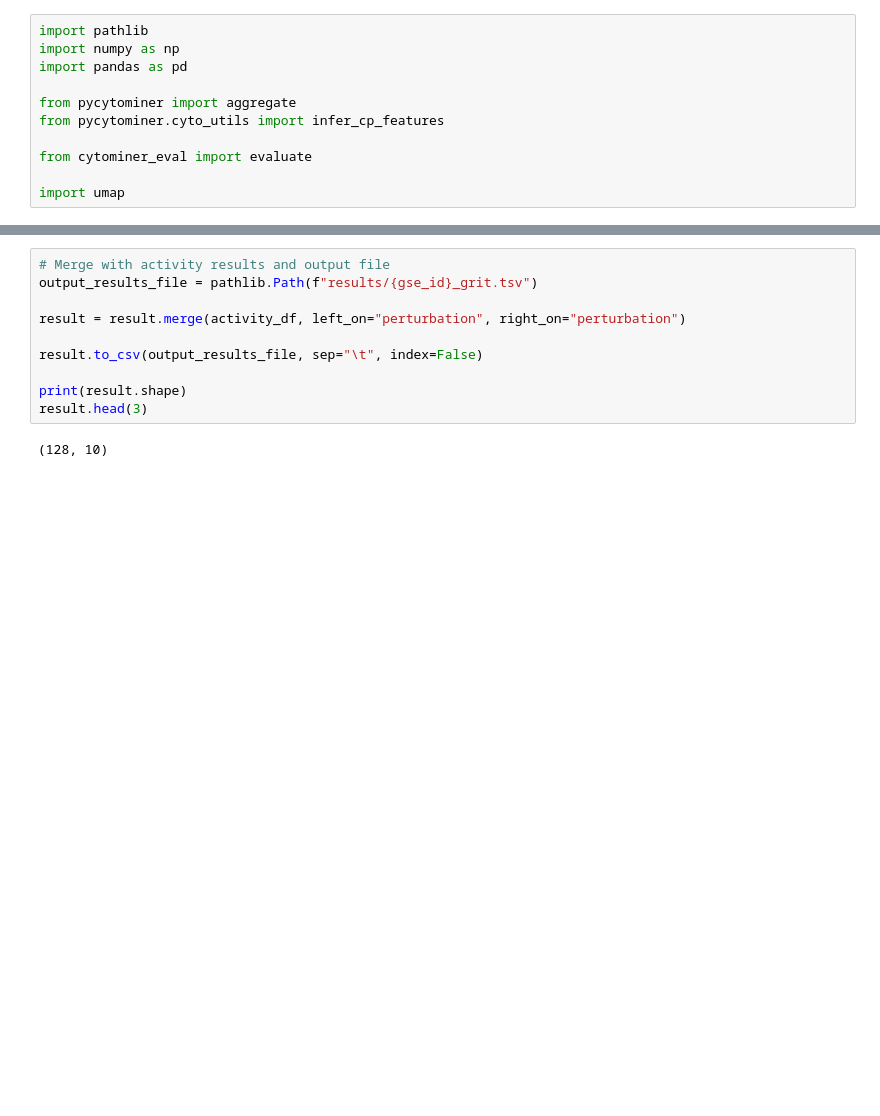
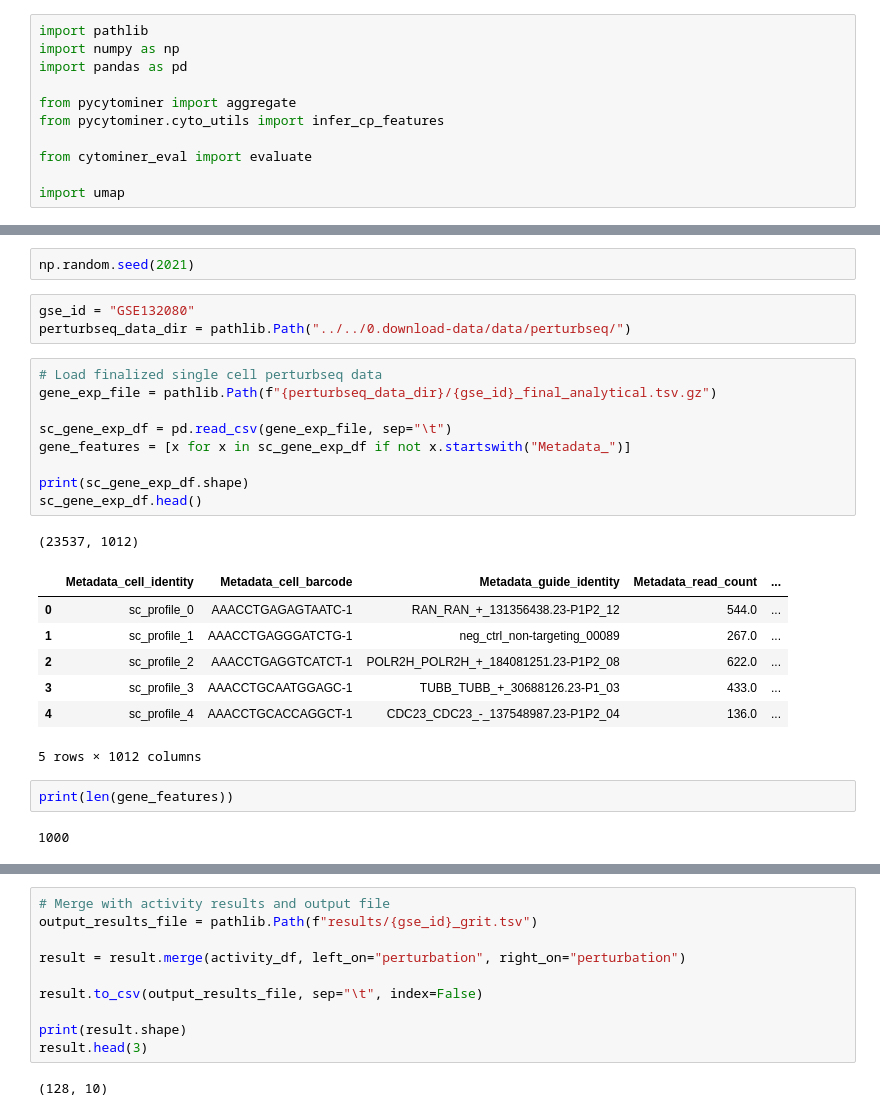
Before and after one commit to broadinstitute/grit-benchmark, a Jupyter notebook: 1.calculate-metrics/perturb-seq/0.calculate-grit-perturbseq.ipynb, the cells around one changed output, grey strips where cells are left out. Drawn from its saved outputs; the diff is of its cells as text; blank space fills up the shorter version.

```diff
--- a/1.calculate-metrics/perturb-seq/0.calculate-grit-perturbseq.ipynb
+++ b/1.calculate-metrics/perturb-seq/0.calculate-grit-perturbseq.ipynb
@@ -42 +16,28 @@ df.head()
+# %%
+np.random.seed(2021)
+# %%
+gse_id = "GSE132080"
+perturbseq_data_dir = pathlib.Path("../../0.download-data/data/perturbseq/")
+# %%
+# Load finalized single cell perturbseq data
+gene_exp_file = pathlib.Path(f"{perturbseq_data_dir}/{gse_id}_final_analytical.tsv.gz")
+
+sc_gene_exp_df = pd.read_csv(gene_exp_file, sep="\t")
+gene_features = [x for x in sc_gene_exp_df if not x.startswith("Metadata_")]
+
+print(sc_gene_exp_df.shape)
+sc_gene_exp_df.head()
+# %% [output]
+(23537, 1012)
+|  | Metadata_cell_identity | Metadata_cell_barcode | Metadata_guide_identity | Metadata_read_count | ... |
+| 0 | sc_profile_0 | AAACCTGAGAGTAATC-1 | RAN_RAN_+_131356438.23-P1P2_12 | 544.0 | ... |
+| 1 | sc_profile_1 | AAACCTGAGGGATCTG-1 | neg_ctrl_non-targeting_00089 | 267.0 | ... |
+| 2 | sc_profile_2 | AAACCTGAGGTCATCT-1 | POLR2H_POLR2H_+_184081251.23-P1P2_08 | 622.0 | ... |
+| 3 | sc_profile_3 | AAACCTGCAATGGAGC-1 | TUBB_TUBB_+_30688126.23-P1_03 | 433.0 | ... |
+| 4 | sc_profile_4 | AAACCTGCACCAGGCT-1 | CDC23_CDC23_-_137548987.23-P1P2_04 | 136.0 | ... |
+5 rows × 1012 columns
+# %%
+print(len(gene_features))
+# %% [output]
+1000
 # %%
```
Also changed, not shown: parts of 18 cells of this notebook, 1 other file.
